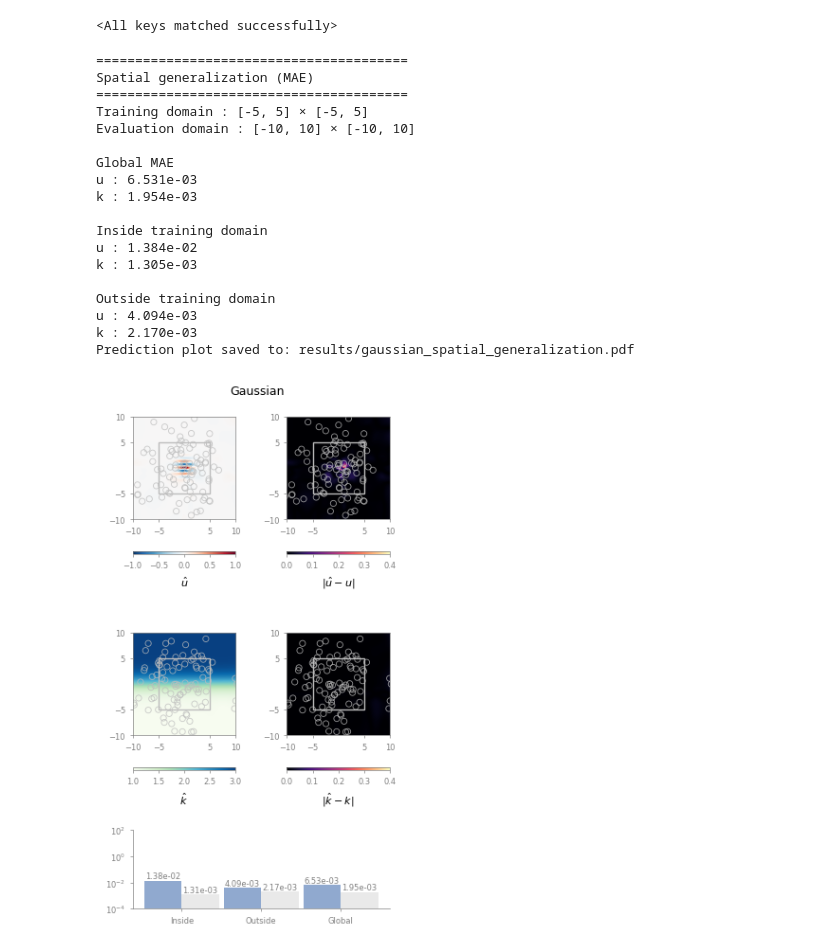
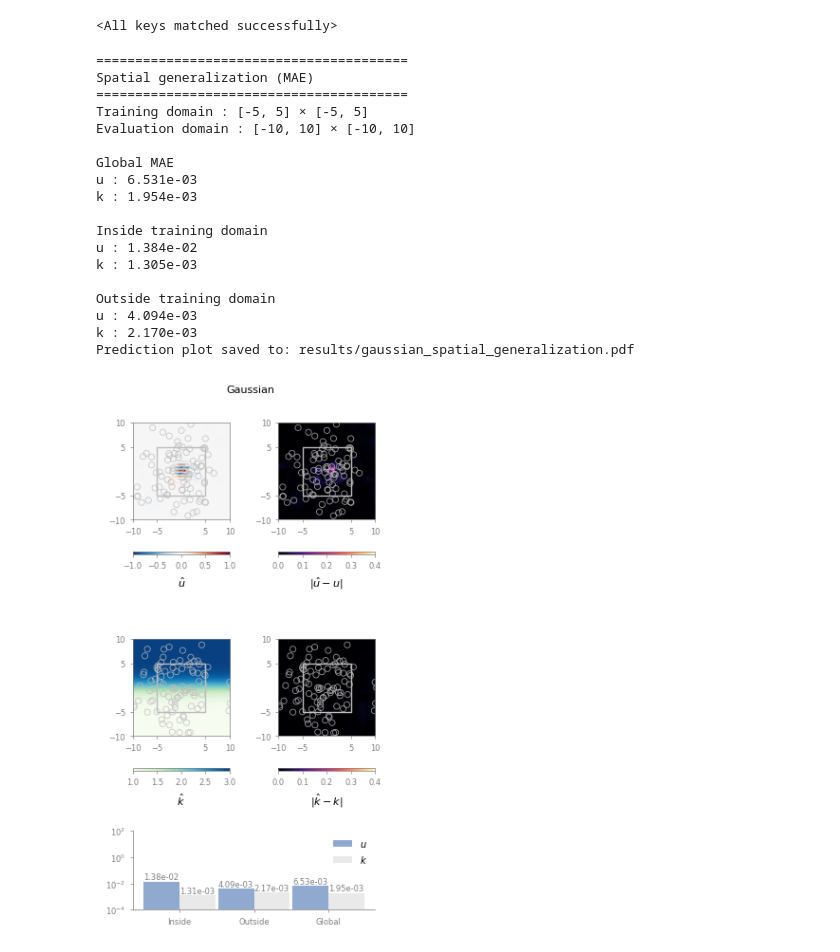
Before and after one commit to oscar-rincon/unbounded-domains, a Jupyter notebook: main/03_sampling_approximation/04_Sampling_plots_Gaussian_Infinite.ipynb, the cells around one changed output. Drawn from its saved outputs; the diff is of its cells as text; code cells hidden in the pictures.

```diff
--- a/main/03_sampling_approximation/04_Sampling_plots_Gaussian_Infinite.ipynb
+++ b/main/03_sampling_approximation/04_Sampling_plots_Gaussian_Infinite.ipynb
@@ -120,31 +120,32 @@ results = evaluate_model_inf(
     device=device,
 
     plot=True,
+    show_legend=True,
     verbose=True,
 
     save_results=False,
     results_dir="results",
 
     save_plot=True,
     plot_path="results/gaussian_spatial_generalization.pdf",
 )
 # %% [output]
 ========================================
 Spatial generalization (MAE)
 ========================================
 Training domain : [-5, 5] × [-5, 5]
 Evaluation domain : [-10, 10] × [-10, 10]
 
 Global MAE
 u : 6.531e-03
 k : 1.954e-03
 
 Inside training domain
 u : 1.384e-02
 k : 1.305e-03
 
 Outside training domain
 u : 4.094e-03
 k : 2.170e-03
 Prediction plot saved to: results/gaussian_spatial_generalization.pdf
-[figure, old version]
+[figure, new version]
```
Also changed, not shown: 22 other files.
